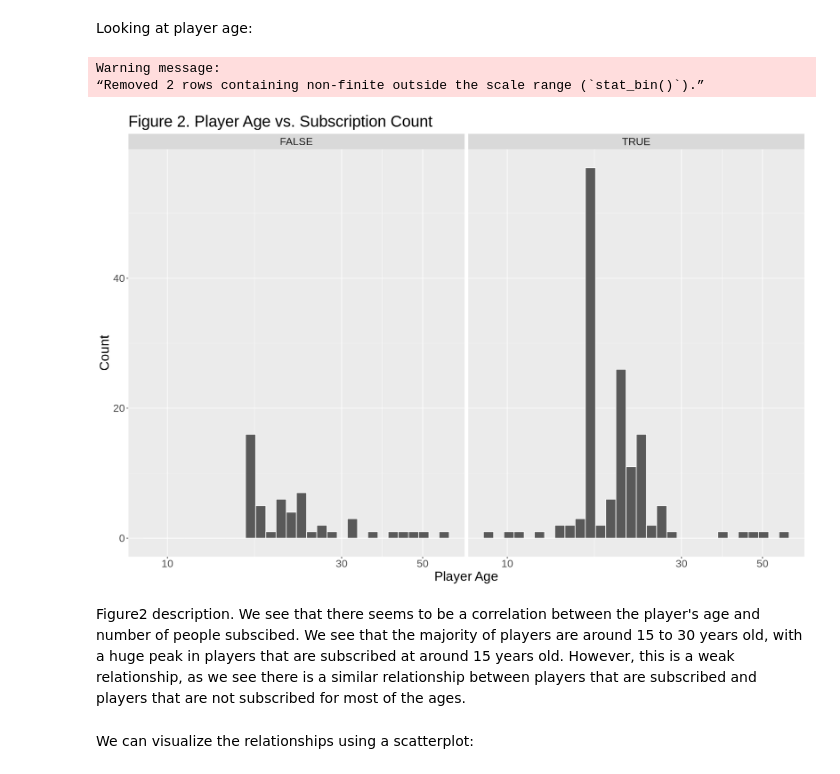
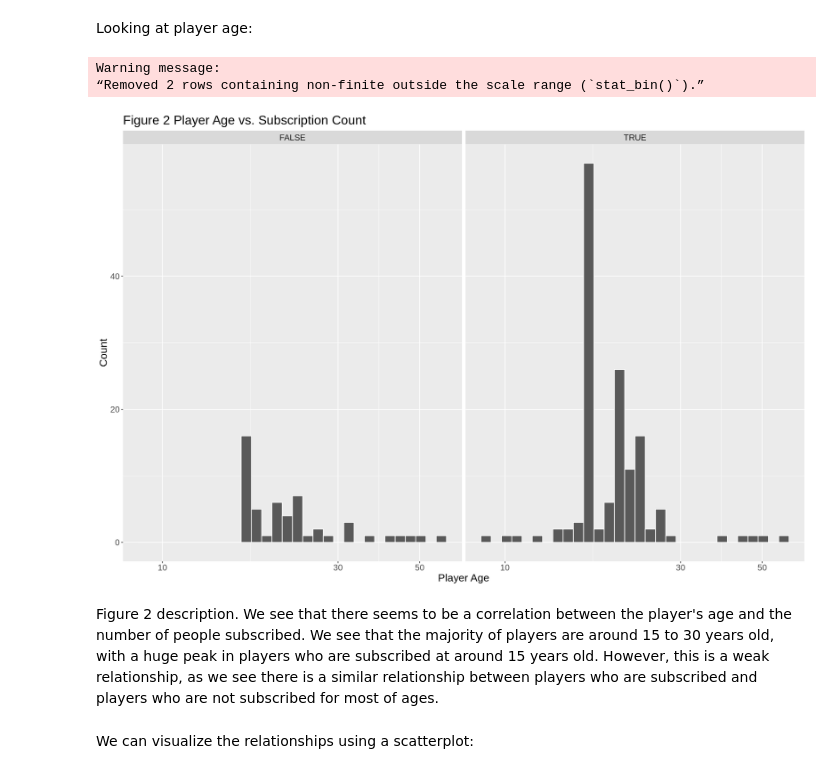
Before and after one commit to yunan-Deng/data_science_100_group33, a Jupyter notebook: Final Project Report.ipynb, the cells around one changed output. Saved outputs shown, nothing was run; the diff lists cells and outputs as text; code cells hidden in the pictures.

```diff
--- a/Final Project Report.ipynb
+++ b/Final Project Report.ipynb
@@ -145,19 +143,19 @@ Looking at player age:
 # %%
 options(repr.plot.width = 15, repr.plot.height = 10)
 players_age <- players_clean |>
     ggplot(aes(x = Age)) +
     geom_histogram(bins = 30, color = "white") +
     scale_x_log10() +
     facet_wrap(~subscribe) +
-    labs(title = "Figure 2. Player Age vs. Subscription Count", x = "Player Age", y = "Count") +
-    theme(text = element_text(size = 20))
+    labs(title = "Figure 2 Player Age vs. Subscription Count", x = "Player Age", y = "Count") +
+    theme(text = element_text(size = 16))
 players_age
 # %% [output]
 Warning message:
 “Removed 2 rows containing non-finite outside the scale range (`stat_bin()`).”
-[figure, old version]
+[figure, new version]
 # %% [markdown]
-Figure2 description. We see that there seems to be a correlation between the player's age and number of people subscibed. We see that the majority of players are around 15 to 30 years old, with a huge peak in players that are subscribed at around 15 years old. However, this is a weak relationship, as we see there is a similar relationship between players that are subscribed and players that are not subscribed for most of the ages.
+Figure 2 description. We see that there seems to be a correlation between the player's age and the number of people subscribed. We see that the majority of players are around 15 to 30 years old, with a huge peak in players who are subscribed at around 15 years old. However, this is a weak relationship, as we see there is a similar relationship between players who are subscribed and players who are not subscribed for most of ages.
 # %% [markdown]
 We can visualize the relationships using a scatterplot:
 # %%
```
Also changed, not shown: parts of 13 cells of this notebook.
